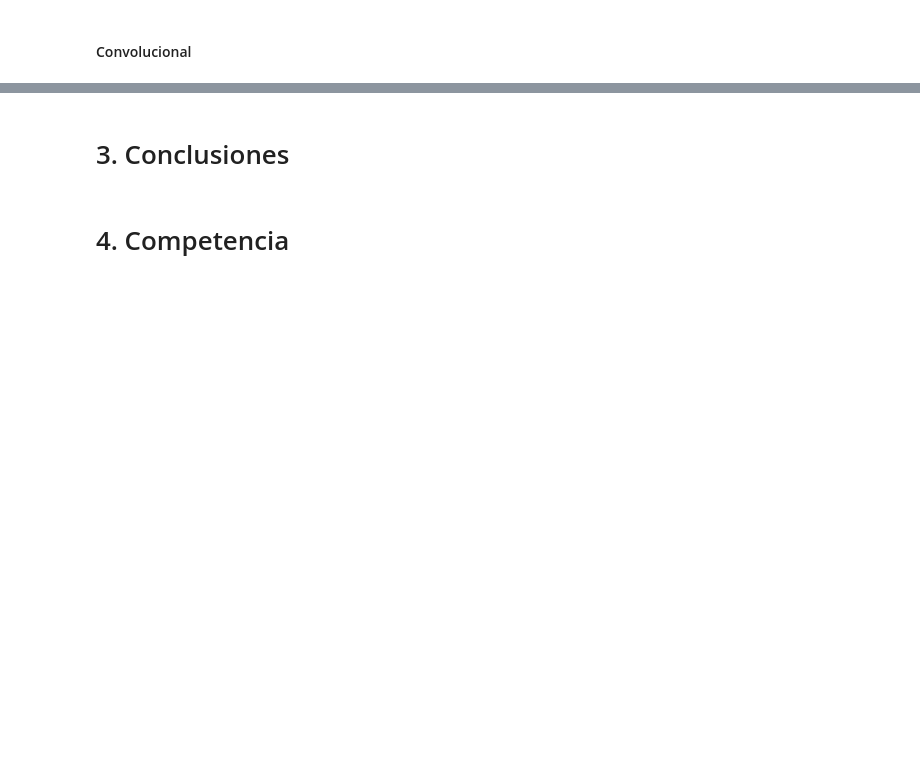
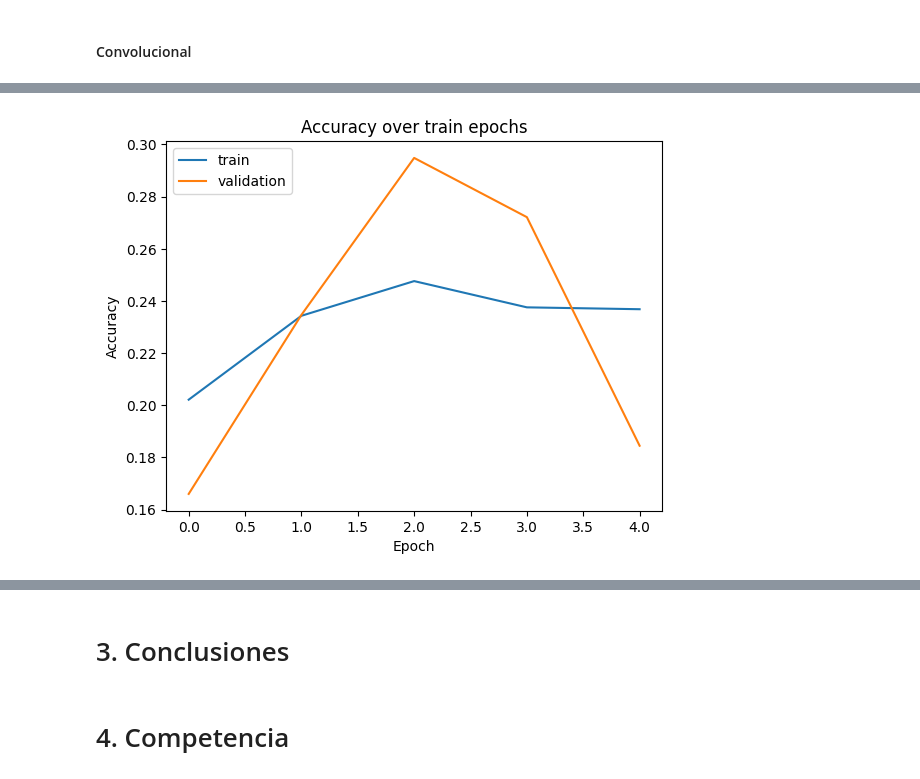
Before and after one commit to BonafedeMarco/UCSE-ML-TP2-2024, a Jupyter notebook: tp2_places.ipynb, the cells around one changed output, grey strips where cells are left out. Drawn from its saved outputs; the diff is of its cells as text; code cells hidden in the pictures; blank space fills up the shorter version.

Commit message:
outputs de train

```diff
--- a/tp2_places.ipynb
+++ b/tp2_places.ipynb
@@ -405,0 +678,26 @@ show_confusion_matrix(model_xception)
+# %%
+clear_vram()
+pretrained_model = EfficientNetV2L(
+    include_top=False,
+    weights="imagenet",
+    input_tensor=None,
+    input_shape=input_shape,
+    pooling="max",
+    classifier_activation="softmax",
+    include_preprocessing=True,
+    name="efficientnetv2-l",
+)
+
+pretrained_model.trainable = False
+
+
+model_env2l = Sequential([
+    pretrained_model,
+
+    Flatten(),
+
+    Dense(100, activation='relu'),
+    Dense(100, activation='relu'),
+
+    Dense(len(CATEGORIES), activation='softmax'),
+])
@@ -405,0 +727,2 @@ show_confusion_matrix(model_xception)
+# %%
+history_env2l = fit_model(model_env2l)
@@ -405,0 +745,4 @@ show_confusion_matrix(model_xception)
+# %%
+accuracy_over_epochs(history_env2l)
+# %% [output]
+[figure, added]
```
Also changed, not shown: parts of 48 cells of this notebook.
